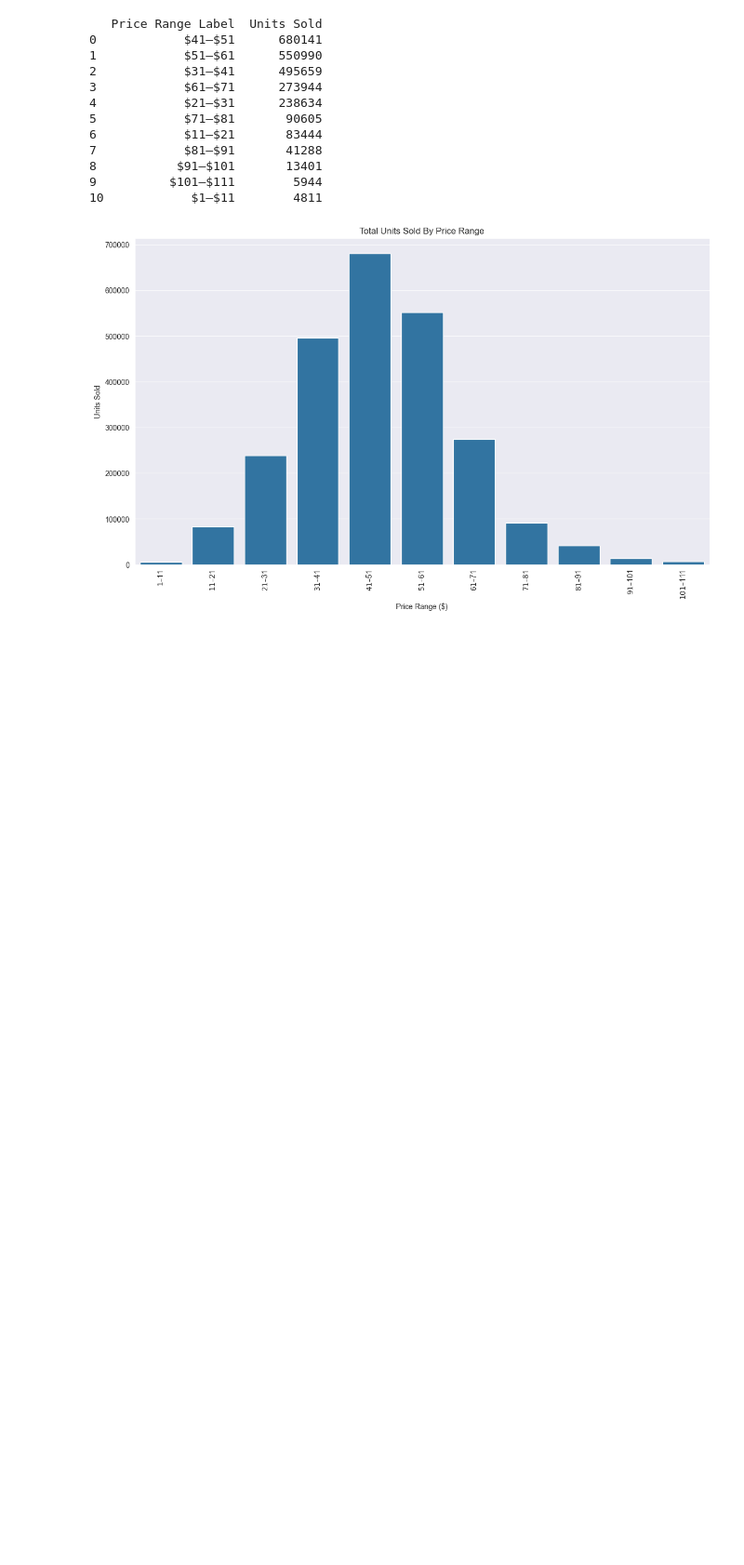
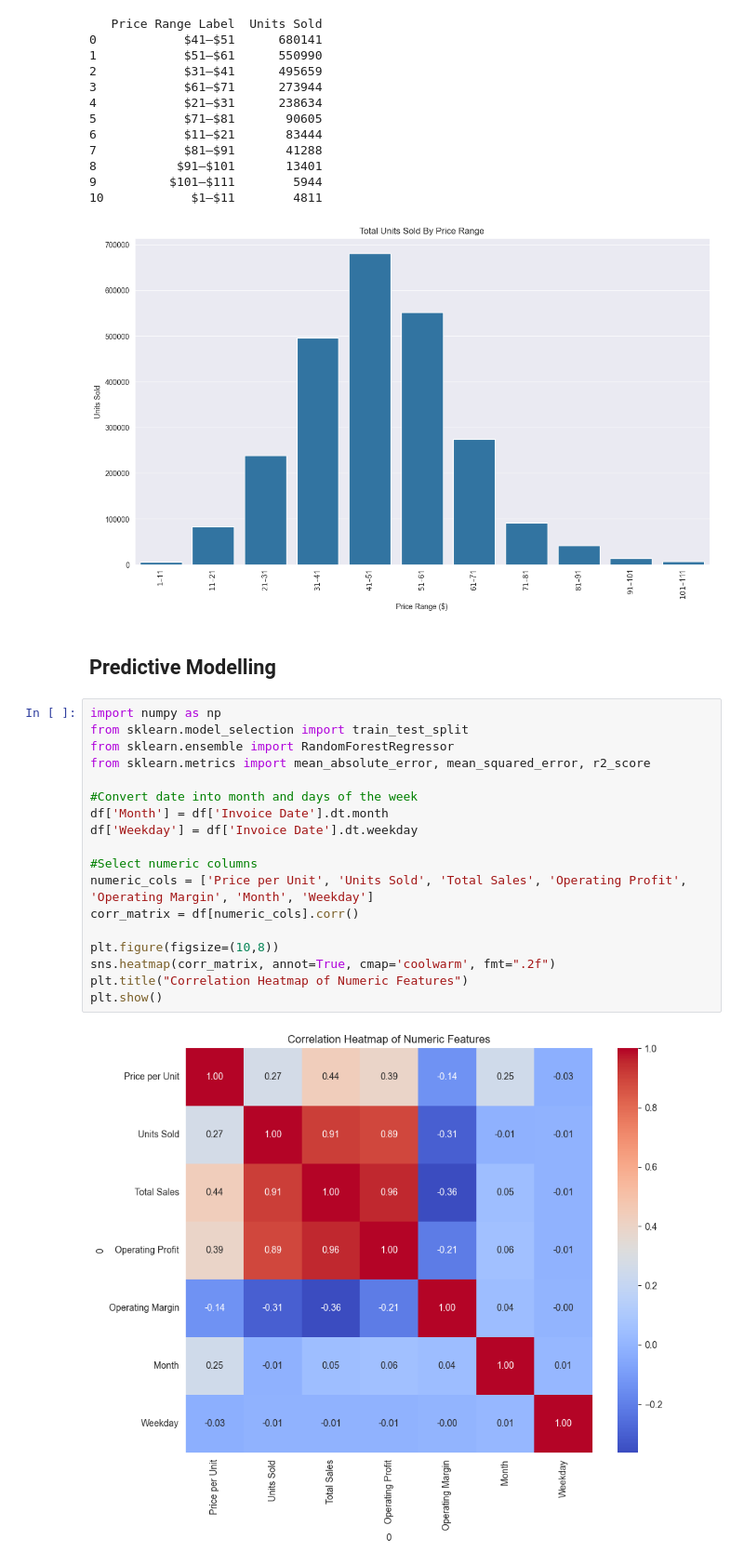
Before and after one commit to zsofiasimon/Adidas_Sales_Analysis_Project, a Jupyter notebook: Adidas_Analysis.ipynb, the cells around one changed output. Shown at 93% size. Saved outputs shown, nothing was run; the diff lists cells and outputs as text; blank space fills up the shorter version.

```diff
--- a/Adidas_Analysis.ipynb
+++ b/Adidas_Analysis.ipynb
@@ -438,3 +445,25 @@ plt.show()
 9          $101–$111        5944
 10            $1–$11        4811
 [figure]
+# %% [markdown]
+## Predictive Modelling
+# %%
+import numpy as np
+from sklearn.model_selection import train_test_split
+from sklearn.ensemble import RandomForestRegressor
+from sklearn.metrics import mean_absolute_error, mean_squared_error, r2_score
+
+#Convert date into month and days of the week
+df['Month'] = df['Invoice Date'].dt.month
+df['Weekday'] = df['Invoice Date'].dt.weekday
+
+#Select numeric columns
+numeric_cols = ['Price per Unit', 'Units Sold', 'Total Sales', 'Operating Profit', 'Operating Margin', 'Month', 'Weekday']
+corr_matrix = df[numeric_cols].corr()
+
+plt.figure(figsize=(10,8))
+sns.heatmap(corr_matrix, annot=True, cmap='coolwarm', fmt=".2f")
+plt.title("Correlation Heatmap of Numeric Features")
+plt.show()
+# %% [output]
+[figure, added]
```
Also changed, not shown: parts of 9 cells of this notebook, 1 other file.
